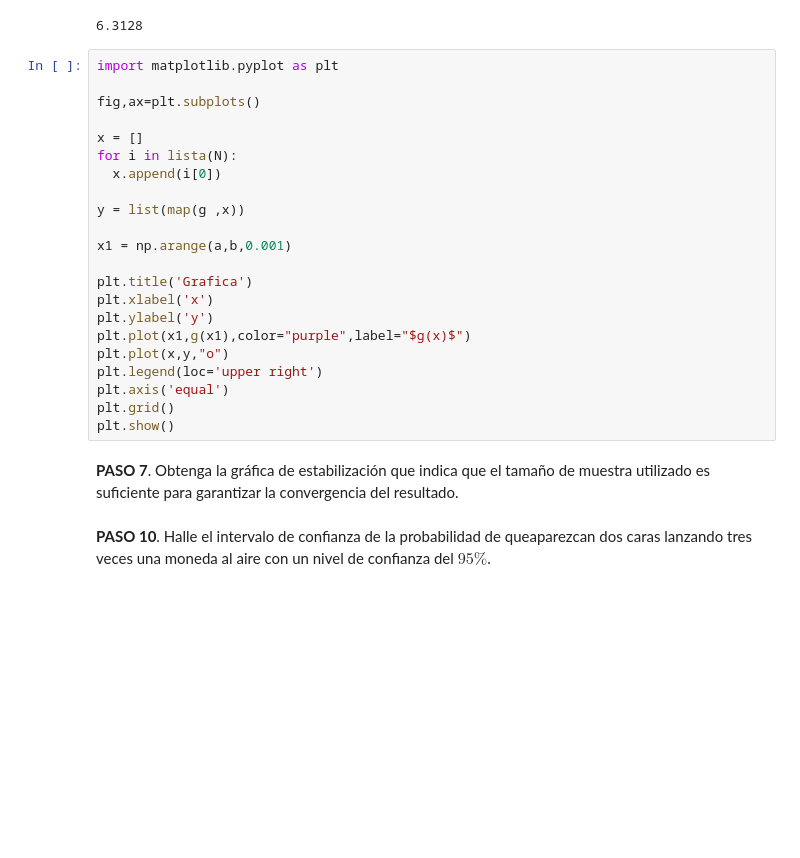
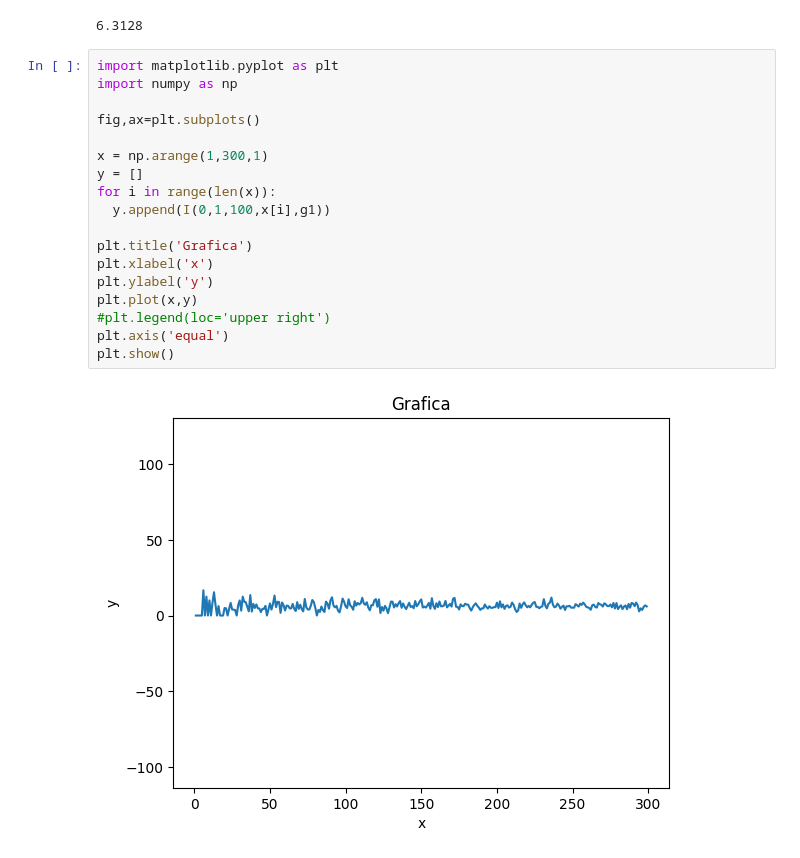
Before and after one commit to AyaxYordi/Simulacion-2---2024, a Jupyter notebook: Monte_Carlo_acierto_y_error.ipynb, the cells around one changed output. Cells and saved outputs as stored; diff of their text form; blank space fills up the shorter version.

```diff
--- a/Monte_Carlo_acierto_y_error.ipynb
+++ b/Monte_Carlo_acierto_y_error.ipynb
@@ -150,29 +150,21 @@ print(I(0,1,100,500000,g1))
 6.3128
 # %%
 import matplotlib.pyplot as plt
+import numpy as np
 
 fig,ax=plt.subplots()
 
-x = []
-for i in lista(N):
-  x.append(i[0])
-
-y = list(map(g ,x))
-
-x1 = np.arange(a,b,0.001)
+x = np.arange(1,300,1)
+y = []
+for i in range(len(x)):
+  y.append(I(0,1,100,x[i],g1))
 
 plt.title('Grafica')
 plt.xlabel('x')
 plt.ylabel('y')
-plt.plot(x1,g(x1),color="purple",label="$g(x)$")
-plt.plot(x,y,"o")
-plt.legend(loc='upper right')
+plt.plot(x,y)
+#plt.legend(loc='upper right')
 plt.axis('equal')
-plt.grid()
 plt.show()
+# %% [output]
+[figure, added]
-# %% [markdown]
-**PASO 7**. Obtenga la gráfica de estabilización que indica que el tamaño de muestra utilizado es suficiente para
-garantizar la convergencia del resultado.
-# %% [markdown]
-**PASO 10**. Halle el intervalo de confianza de la probabilidad de queaparezcan dos caras lanzando tres veces una moneda
-al aire con un nivel de confianza del $95 \%$.
```
